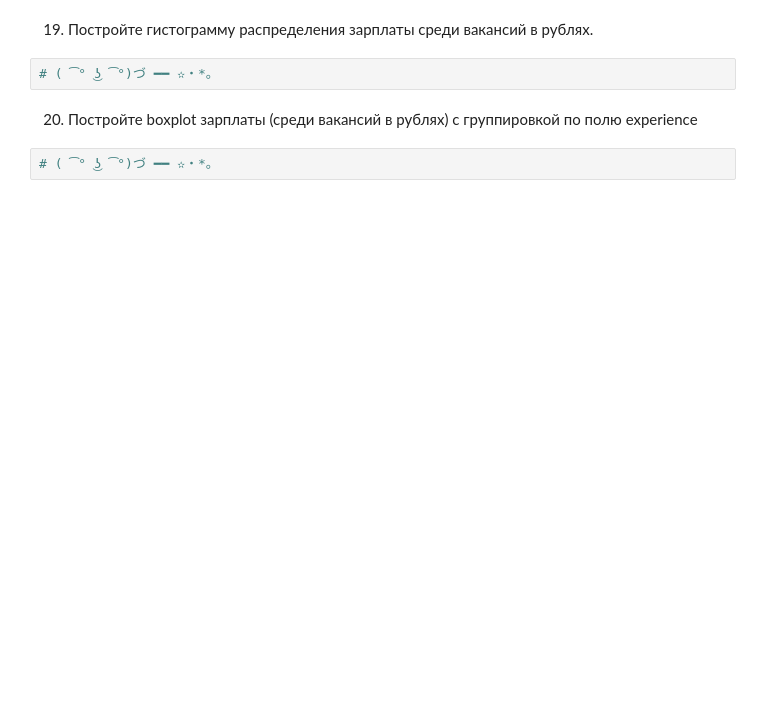
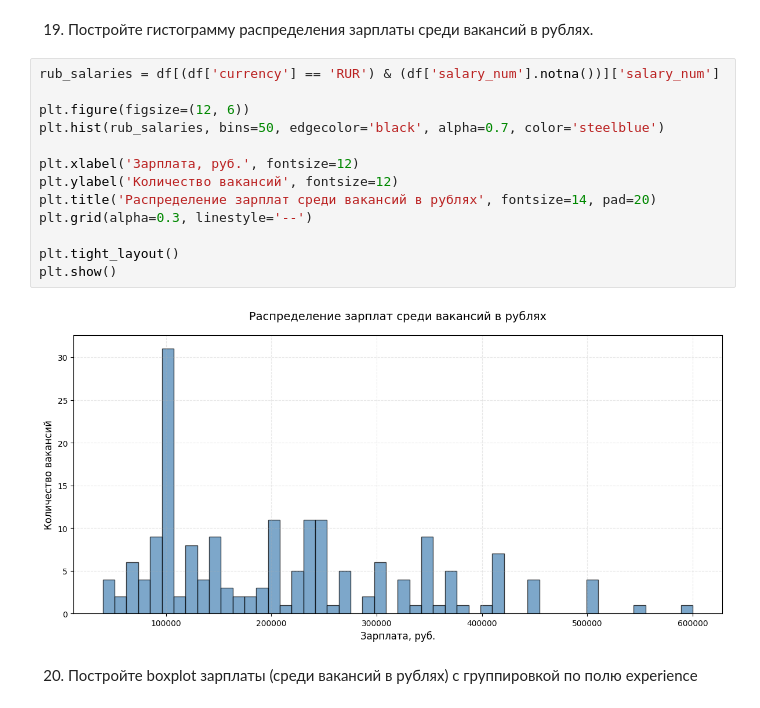
Before and after one commit to Sepulka-droid/Python_for_DE, a Jupyter notebook: task_03_EDA/3_Анализ_данных.ipynb, the cells around one changed output. Cells and saved outputs as stored; diff of their text form; blank space fills up the shorter version.

```diff
--- a/task_03_EDA/3_Анализ_данных.ipynb
+++ b/task_03_EDA/3_Анализ_данных.ipynb
@@ -789,8 +882,19 @@ df['len_descr'] = df['description'].apply(# ваш код)
 # %% [markdown]
 19. Постройте гистограмму распределения зарплаты среди вакансий в рублях.
-# %%
-# ( ͡° ͜ʖ ͡°)づ ━━ ✫・*。
+# %%
+rub_salaries = df[(df['currency'] == 'RUR') & (df['salary_num'].notna())]['salary_num']
+
+plt.figure(figsize=(12, 6))
+plt.hist(rub_salaries, bins=50, edgecolor='black', alpha=0.7, color='steelblue')
+
+plt.xlabel('Зарплата, руб.', fontsize=12)
+plt.ylabel('Количество вакансий', fontsize=12)
+plt.title('Распределение зарплат среди вакансий в рублях', fontsize=14, pad=20)
+plt.grid(alpha=0.3, linestyle='--')
+
+plt.tight_layout()
+plt.show()
+# %% [output]
+[figure, added]
 # %% [markdown]
 20. Постройте boxplot зарплаты (среди вакансий в рублях) с группировкой по полю experience
-# %%
-# ( ͡° ͜ʖ ͡°)づ ━━ ✫・*。
```
Also changed, not shown: parts of 19 cells of this notebook, 1 other file.
